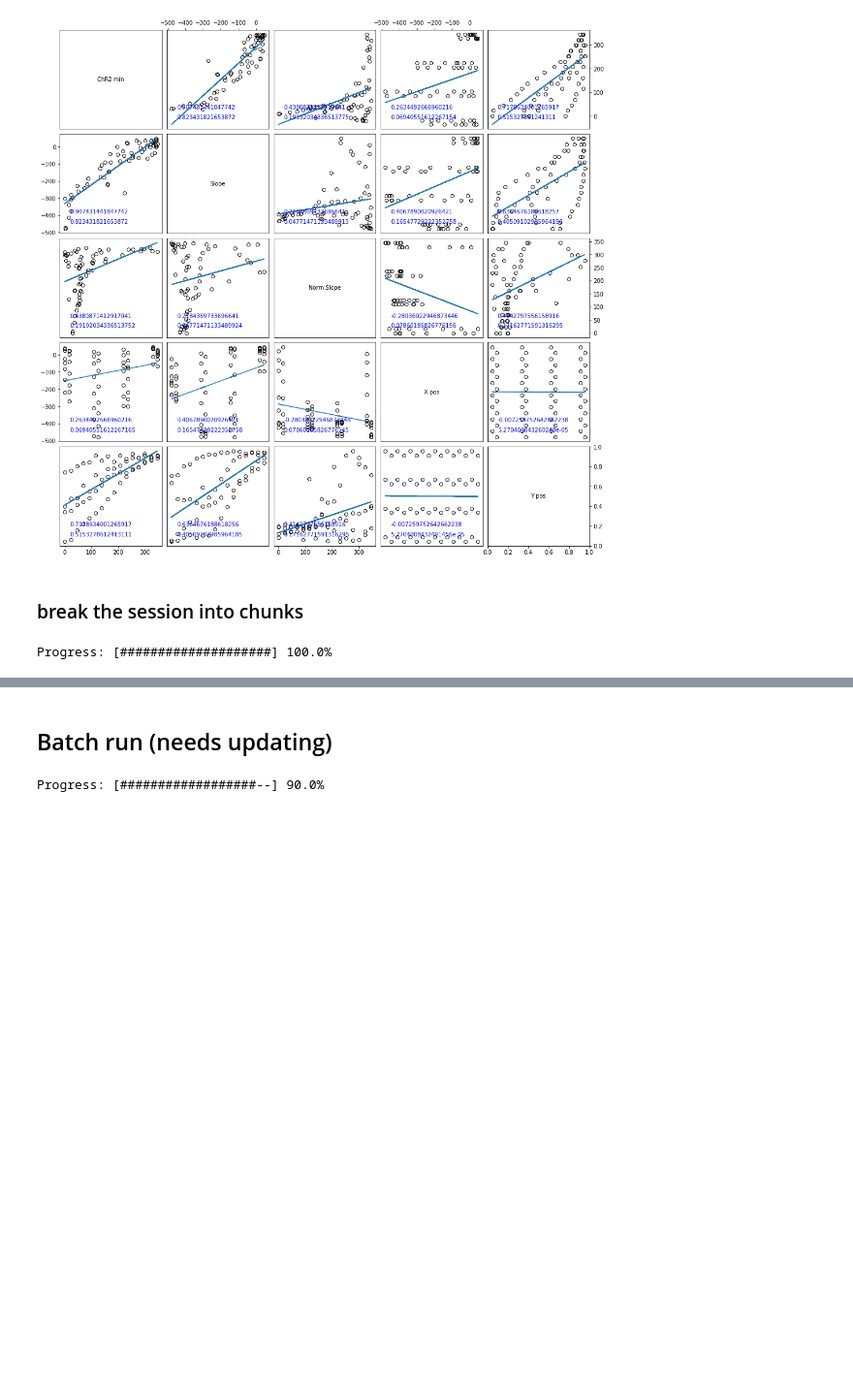
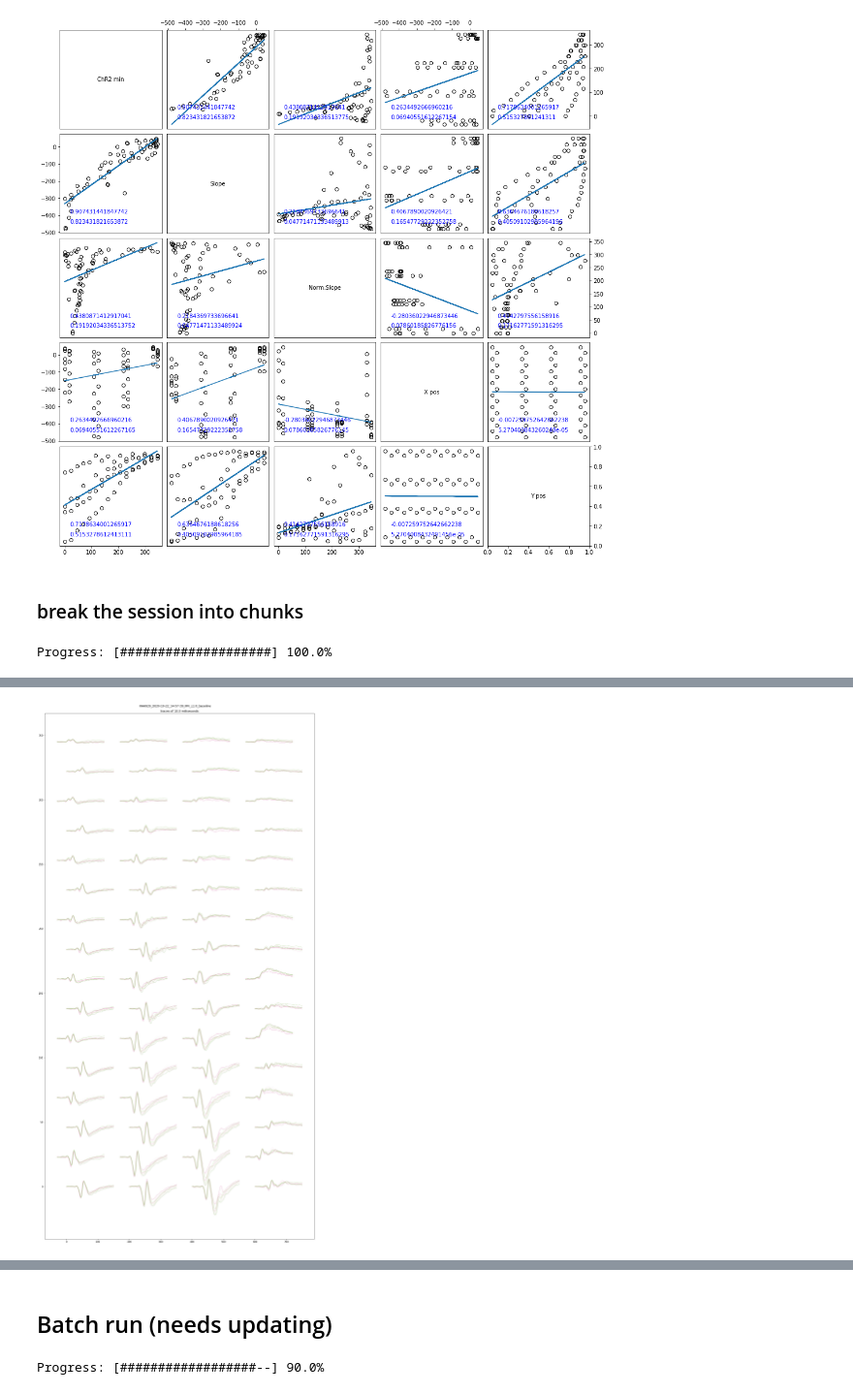
Before and after one commit to HernandoMV/OpenEphys_Analysis, a Jupyter notebook: Invitro_OE.ipynb, the cells around one changed output, grey strips where cells are left out. Shown at 97% size. Drawn from its saved outputs; the diff is of its cells as text; code cells hidden in the pictures; blank space fills up the shorter version.

```diff
--- a/Invitro_OE.ipynb
+++ b/Invitro_OE.ipynb
@@ -626,0 +567,22 @@ Progress: [####################] 98.4%
+# %%
+# plot the traces with the identified points
+fig, axs = plt.subplots(1,1, figsize=(20, 40), facecolor='w', edgecolor='k', sharex=True, sharey='row')
+fig.subplots_adjust(hspace = .001, wspace=.001)
+#axs = axs.ravel()
+x_scaler = 15000
+y_scaler = 0.03
+plt.title('traces of {} miliseconds'.format(1000 * (to_seconds - from_seconds)))
+plt.suptitle(Experiment, y=0.893)
+
+# plot the average trace
+# define color palette
+col_pal = sns.color_palette("PiYG", n_chunks)
+for i in range(n_chunks):
+    traces = [j[i] for j in Average_chunks]
+    pf.plot_traces_on_probe(ax=axs, intervalTimes=intervalTimes, traces=traces,
+                            idx=idx, xcoords=xcoords, ycoords=ycoords,
+                            x_scaler=x_scaler, y_scaler=y_scaler,
+                            normalized_slope=normalized_slope,
+                            color=col_pal[i], alpha=.2, linewidth=2)
+# %% [output]
+[figure, added]
```
Also changed, not shown: parts of 13 cells of this notebook.
